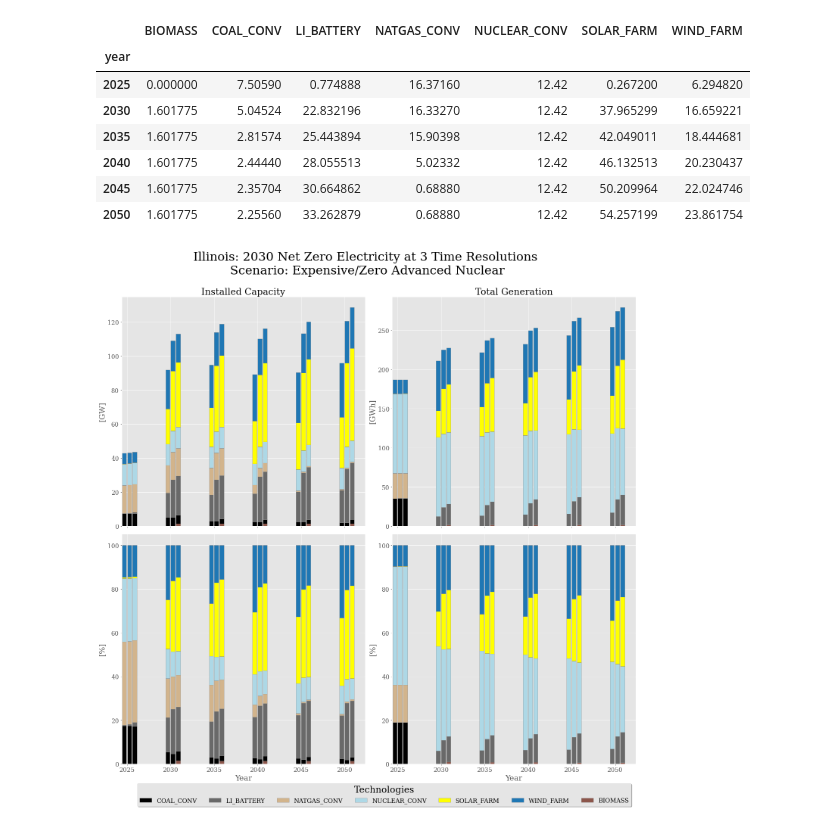
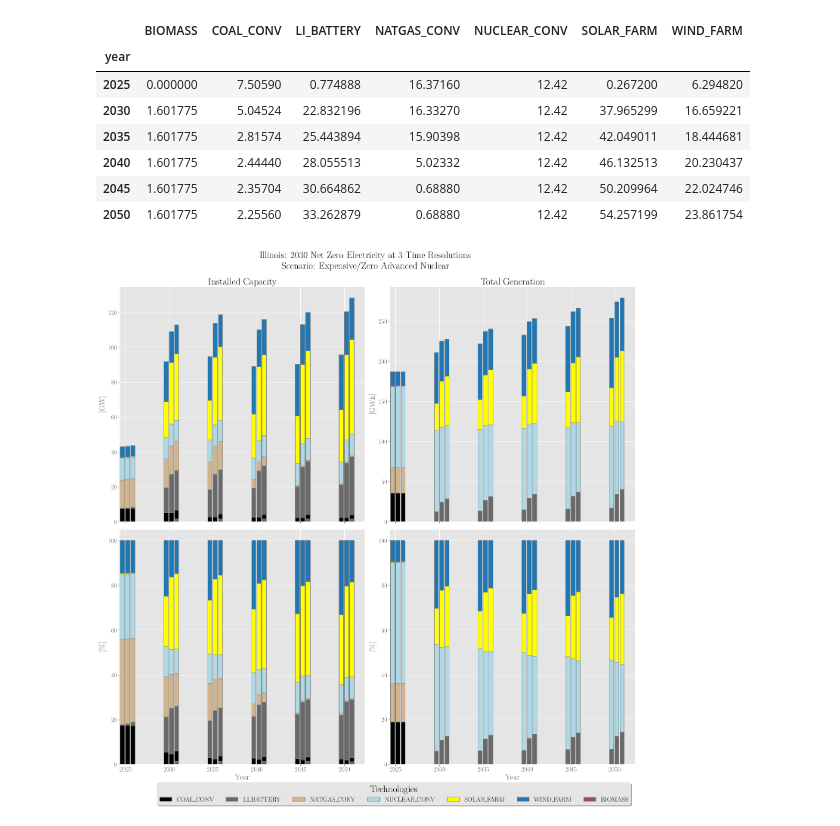
Before and after one commit to samgdotson/2021-dotson-ms, a Jupyter notebook: illinois_time_resolution_ZAN.ipynb, the cells around one changed output. Saved outputs shown, nothing was run; the diff lists cells and outputs as text; code cells hidden in the pictures.

```diff
--- a/illinois_time_resolution_ZAN.ipynb
+++ b/illinois_time_resolution_ZAN.ipynb
@@ -133,6 +133,20 @@ stacked_cap_52 = cap_df_52.apply(proportion, axis=1)
 stacked_gen_4 = gen_df_4.apply(proportion, axis=1)
 stacked_gen_12 = gen_df_12.apply(proportion, axis=1)
 stacked_gen_52 = gen_df_52.apply(proportion, axis=1)
+# %%
+import pandas as pd
+import matplotlib.pyplot as plt
+import numpy as np
+import matplotlib as mpl
+mpl.use("pgf")
+plt.rcParams['pgf.texsystem'] = 'pdflatex'
+plt.rcParams['pgf.rcfonts'] = False
+plt.rcParams['figure.edgecolor'] = 'k'
+plt.rcParams['figure.facecolor'] = 'w'
+plt.rcParams['savefig.dpi'] = 400
+plt.rcParams['savefig.bbox'] = 'tight'
+plt.rcParams['text.usetex'] = True
+plt.rcParams['font.family'] = "serif"
 # %%
 fig, axes = plt.subplots(2,2, figsize=(20,20), sharex=True)
 
@@ -196,32 +210,34 @@ w=0.1
                       position=-1.2, align='center',
                       legend=False, edgecolor='gray')
 
 axes[0,0].set_ylabel("[GW]", fontsize=20)
 axes[0,1].set_ylabel("[GWh]", fontsize=20)
 axes[1,0].set_ylabel("[%]", fontsize=20)
 axes[1,1].set_ylabel("[%]", fontsize=20)
 # axes[1].set_ylabel("Installed Capacity [%]", fontsize=20)
 
 
 axes[1,0].set_xlabel("Year", fontsize=20)
 axes[1,1].set_xlabel("Year", fontsize=20)
 axes[1,0].tick_params(axis='x', labelsize=16, rotation=0)
 axes[1,1].tick_params(axis='x', labelsize=16, rotation=0)
 
 axes[0,0].tick_params(axis='y', labelsize=16)
 axes[0,1].tick_params(axis='y', labelsize=16)
 axes[1,0].tick_params(axis='y', labelsize=16)
 axes[1,1].tick_params(axis='y', labelsize=16)
 
 axes[0,0].set_title("Installed Capacity", fontsize=24)
 axes[0,1].set_title("Total Generation", fontsize=24)
 
 handles, labels = axes[0,1].get_legend_handles_labels()
 by_label = dict(zip(labels, handles))
 legend = plt.figlegend(by_label.values(), by_label.keys(), bbox_to_anchor=(0.99,0.01), ncol=7,
               fontsize=16, shadow=True, title='Technologies')
-plt.suptitle('Illinois: 2030 Net Zero Electricity at 3 Time Resolutions \n Scenario: Expensive/Zero Advanced Nuclear \n', fontsize=32)
+plt.suptitle('Illinois: 2030 Net Zero Electricity at 3 Time Resolutions \n Scenario: Expensive/Zero Advanced Nuclear \n',
+             fontsize=32)
 plt.setp(legend.get_title(),fontsize=24)
 plt.tight_layout()
+plt.savefig('thesis/figures/time_resolution_plot_ZAN.pgf')
 # %% [output]
-[figure, old version]
+[figure, new version]
```
Also changed, not shown: 11 other files.
